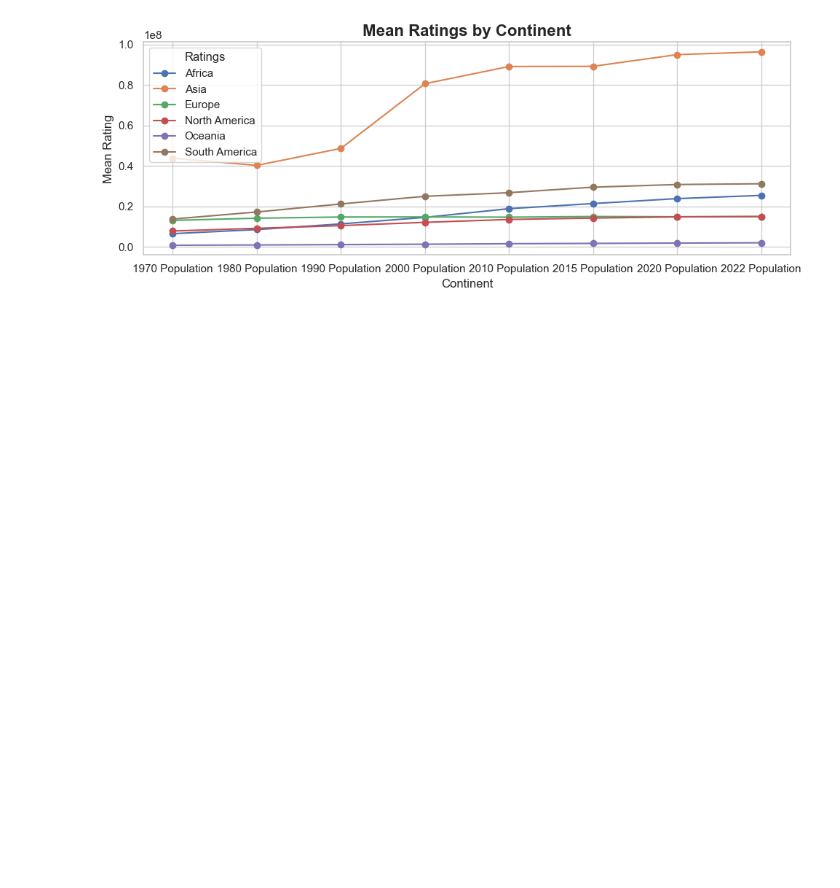
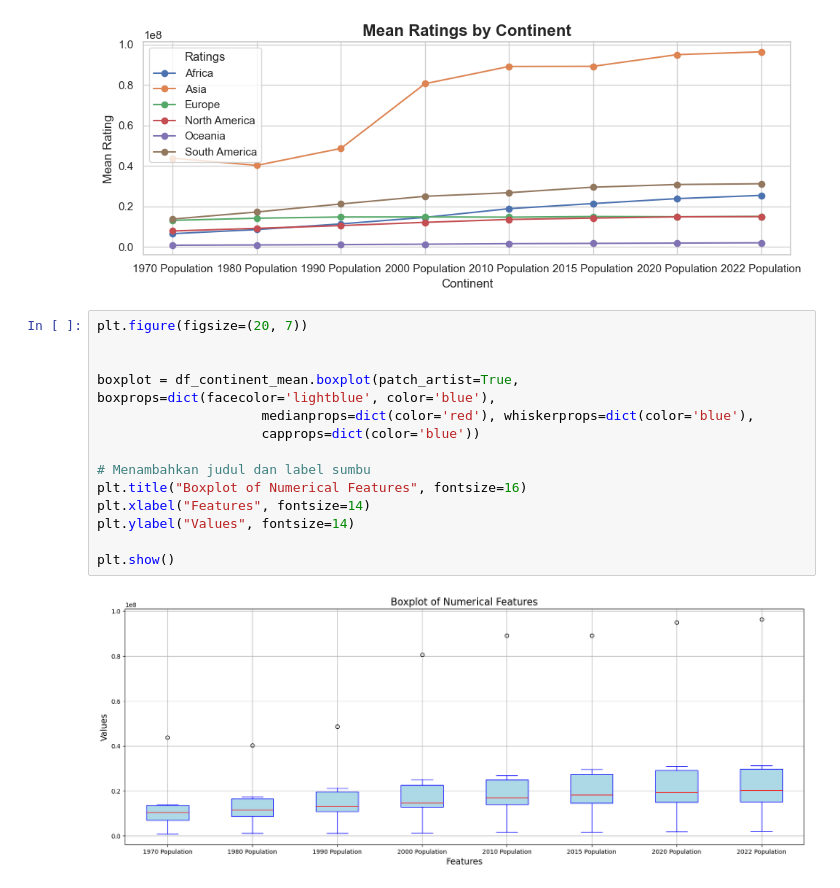
Before and after one commit to andiishak67/Data_cleansing-and-EDA-with-pandas, a Jupyter notebook: Exploratory Data Analysis Using Pandas.ipynb, the cells around one changed output. Cells and saved outputs as stored; diff of their text form; blank space fills up the shorter version.

```diff
--- a/Exploratory Data Analysis Using Pandas.ipynb
+++ b/Exploratory Data Analysis Using Pandas.ipynb
@@ -213,3 +213,19 @@ plt.tight_layout()
 plt.show()
 # %% [output]
 [figure]
+# %%
+plt.figure(figsize=(20, 7))
+
+
+boxplot = df_continent_mean.boxplot(patch_artist=True, boxprops=dict(facecolor='lightblue', color='blue'),
+                     medianprops=dict(color='red'), whiskerprops=dict(color='blue'),
+                     capprops=dict(color='blue'))
+
+# Menambahkan judul dan label sumbu
+plt.title("Boxplot of Numerical Features", fontsize=16)
+plt.xlabel("Features", fontsize=14)
+plt.ylabel("Values", fontsize=14)
+
+plt.show()
+# %% [output]
+[figure, added]
```
Also changed, not shown: parts of 2 cells of this notebook.
